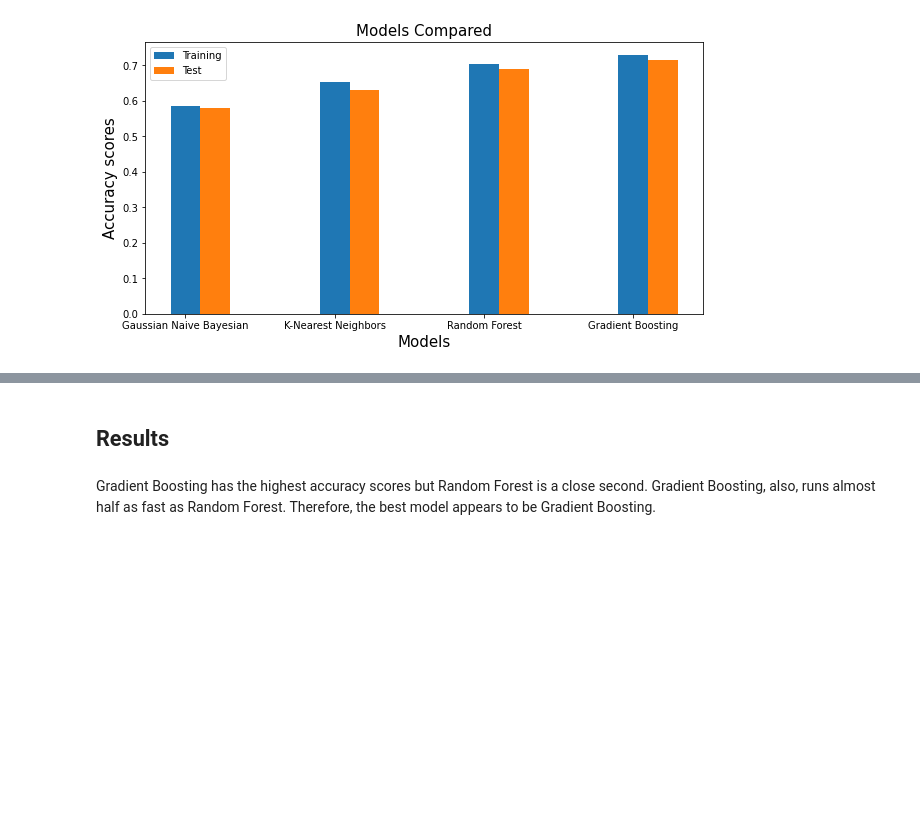
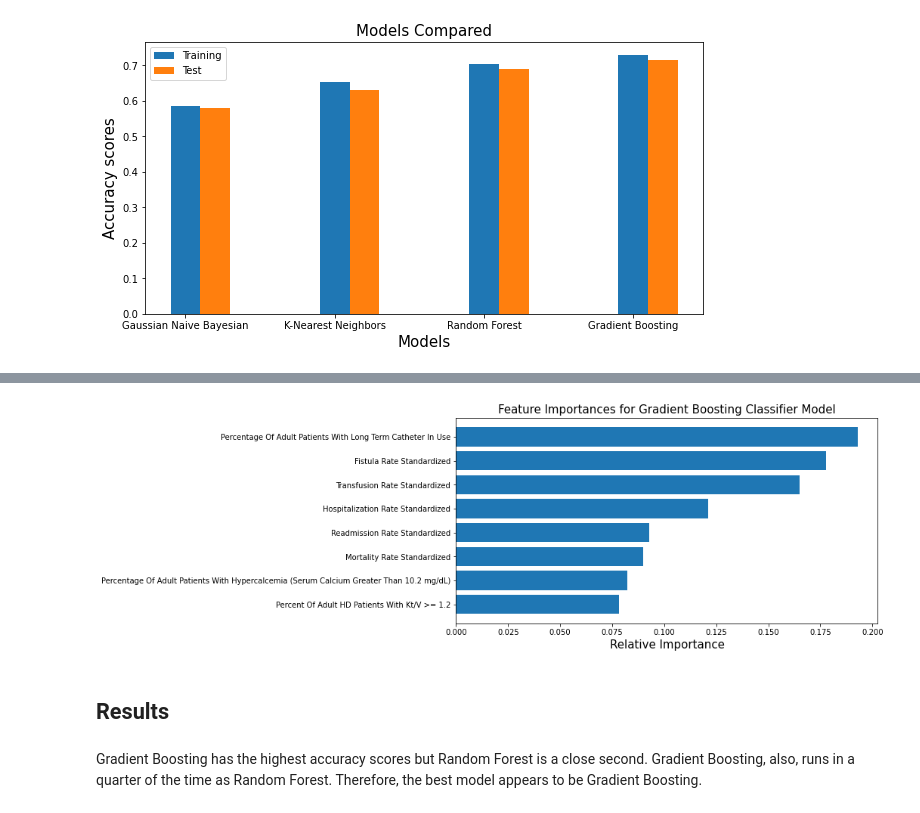
Before and after one commit to nicholehartz/Capstone2, a Jupyter notebook: Capstone 2 - Dialysis - Modeling.ipynb, the cells around one changed output, grey strips where cells are left out. Cells and saved outputs as stored; diff of their text form; code cells hidden in the pictures; blank space fills up the shorter version.

Commit message:
corrected error in graph code

```diff
--- a/Capstone 2 - Dialysis - Modeling.ipynb
+++ b/Capstone 2 - Dialysis - Modeling.ipynb
@@ -395,13 +403,15 @@ NameError: name 'tab' is not defined
 # %%
 # Bar graph of feature importance
-index = [0, 1, 2, 3, 4, 5, 6, 7, 8, 9, 10, 11, 12]
+index = [0, 1, 2, 3, 4, 5, 6, 7]
 importance_plot = plt.figure(figsize=(10, 5))
 importance_plot = plt.barh(index, importances_sorted)
 importance_plot = plt.xlabel('Relative Importance',fontsize=15)
 importance_plot = plt.yticks(index, features)
 importance_plot = plt.title('Feature Importances for Gradient Boosting Classifier Model',fontsize=15)
 plt.show()
+# %% [output]
+[figure, added]
 # %% [markdown]
 ## Results
 # %% [markdown]
-Gradient Boosting has the highest accuracy scores but Random Forest is a close second. Gradient Boosting, also, runs almost half as fast as Random Forest. Therefore, the best model appears to be Gradient Boosting.
+Gradient Boosting has the highest accuracy scores but Random Forest is a close second. Gradient Boosting, also, runs in a quarter of the time as Random Forest. Therefore, the best model appears to be Gradient Boosting.
```
Also changed, not shown: parts of 1 cell of this notebook.
